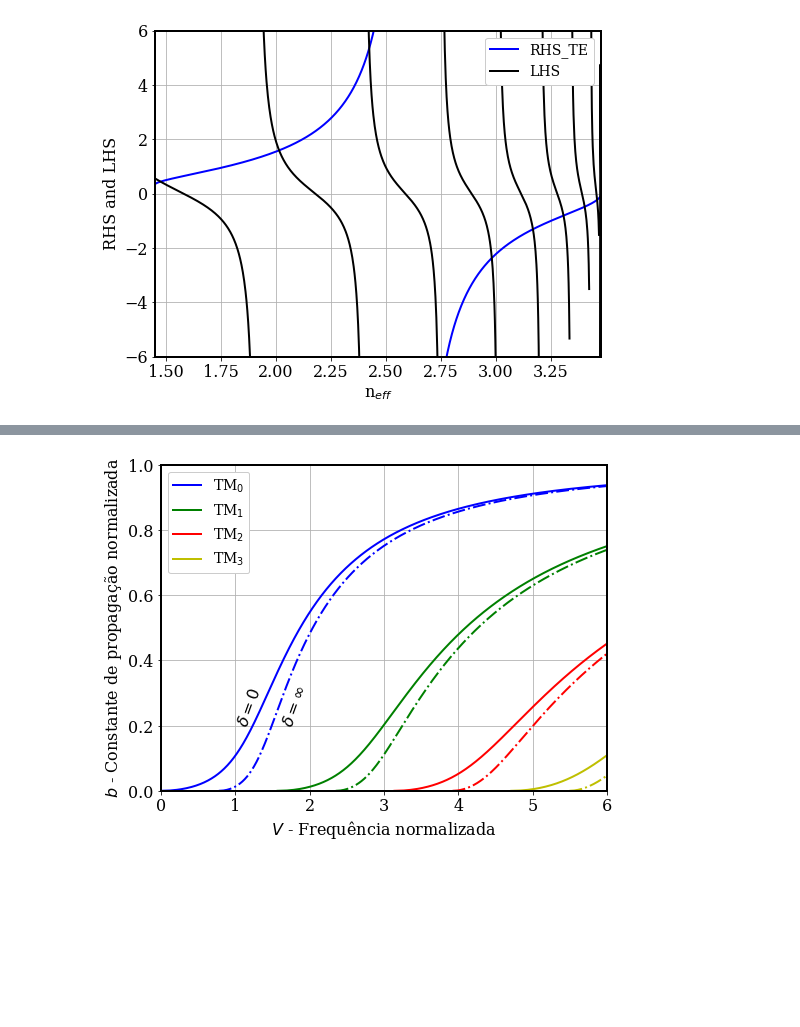
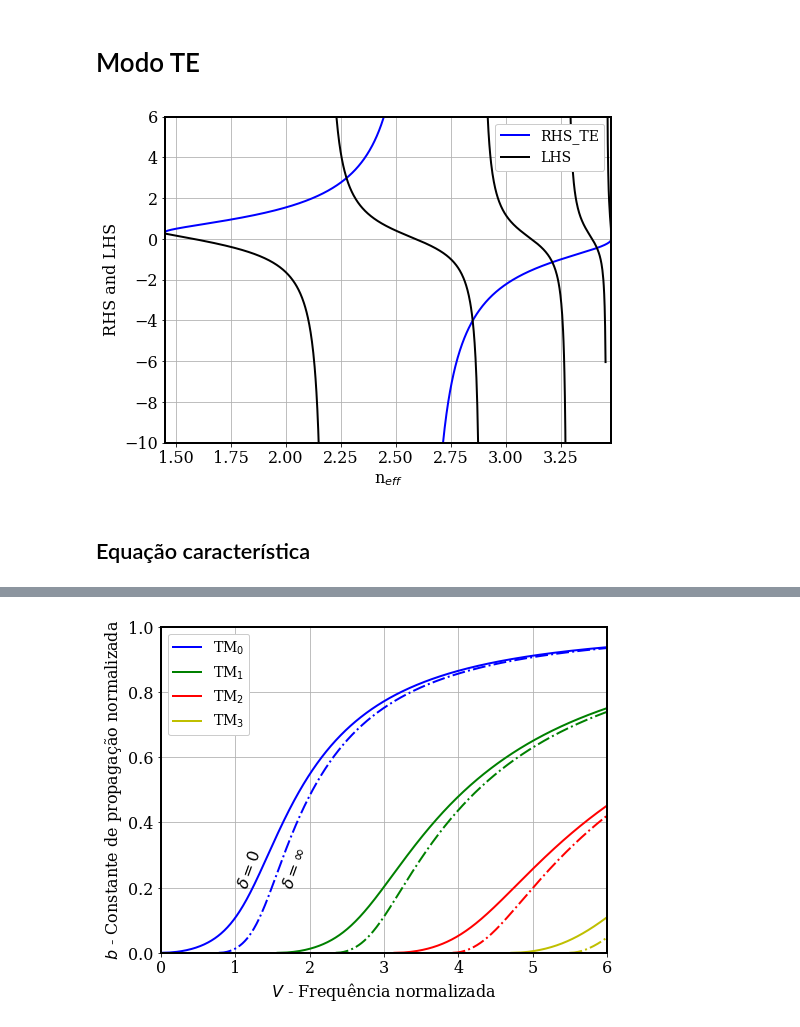
Before and after one commit to adophobr/PhotonicIntegratedCircuits, a Jupyter notebook: jupyter/ass_dlt_guide.ipynb, the cells around one changed output, grey strips where cells are left out. Saved outputs shown, nothing was run; the diff lists cells and outputs as text; code cells hidden in the pictures; blank space fills up the shorter version.

```diff
--- a/jupyter/ass_dlt_guide.ipynb
+++ b/jupyter/ass_dlt_guide.ipynb
@@ -20,8 +60,8 @@ PIL 8.3.1 PyQt5 NA anyio NA attr 21.2.0 autoreload NA babel 2.9.1 backcall 0.2.0
 nf = 3.48
 ns = 1.45
 nc = 1.00
-a  = 1.0e-6
-lmbd = 1.550e-6
+a  = 0.50e-6
+lmbd = 1.55e-6
 c0 = 299792458
 # %%
 pc = (nf/nc)**2
@@ -35,6 +75,8 @@ neff = np.linspace(ns, nf, 1000)
 u = a*k0*np.sqrt(nf**2-neff**2)
 v = a*k0*np.sqrt(neff**2-ns**2)
 w = a*k0*np.sqrt(neff**2-nc**2)
+# %% [markdown]
+# Modo TE
 # %%
 f1TE = u*(v+w)/(u**2-v*w)
 f1TE[:-1][np.diff(f1TE) < -5] = np.nan
@@ -44,19 +86,19 @@ f2[:-1][np.diff(f2) < -5] = np.nan
 # %%
 font = {'family' : 'serif',
         'weight' : 'normal',
         'size'   : 16}
 
 fig1 = plt.figure(figsize=(8,6))
 plt.rc('font', **font)
 plt.rc('axes', linewidth=2)
 plt.plot(neff, f1TE, 'b', linewidth = 2, label = 'RHS_TE')
 plt.plot(neff, f2, 'k', linewidth = 2, label = 'LHS')
 plt.xlim([ns, nf])
-plt.ylim([-6,6])
+plt.ylim([-10,6])
 plt.xlabel(r'n$_{eff}$')
 plt.ylabel(r'RHS and LHS')
 plt.grid(True)
 plt.legend(loc = 'upper right', framealpha = 1, fontsize = 14)
 plt.savefig('ass_dlt_guide_TE.pdf', bbox_inches='tight')
 # %% [output]
-[figure, old version]
+[figure, new version]
@@ -68,0 +105,2 @@ def b2neff(ns, NA, b):
+# %% [markdown]
+## Equação característica
```
Also changed, not shown: parts of 44 cells of this notebook, 1 other file.
